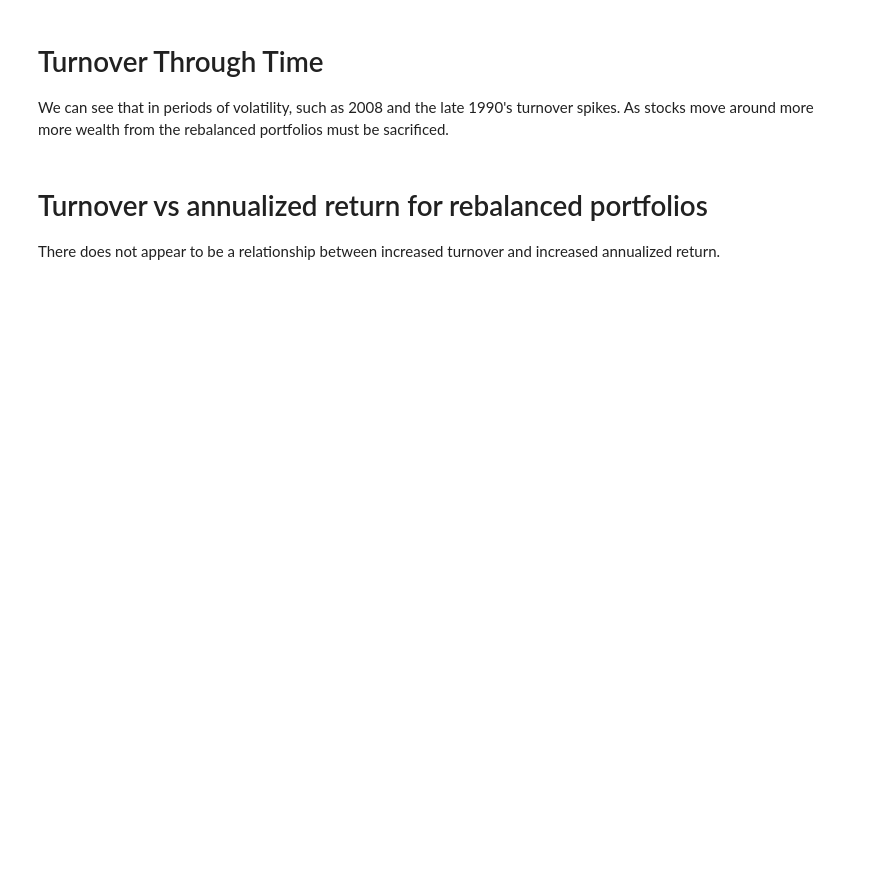
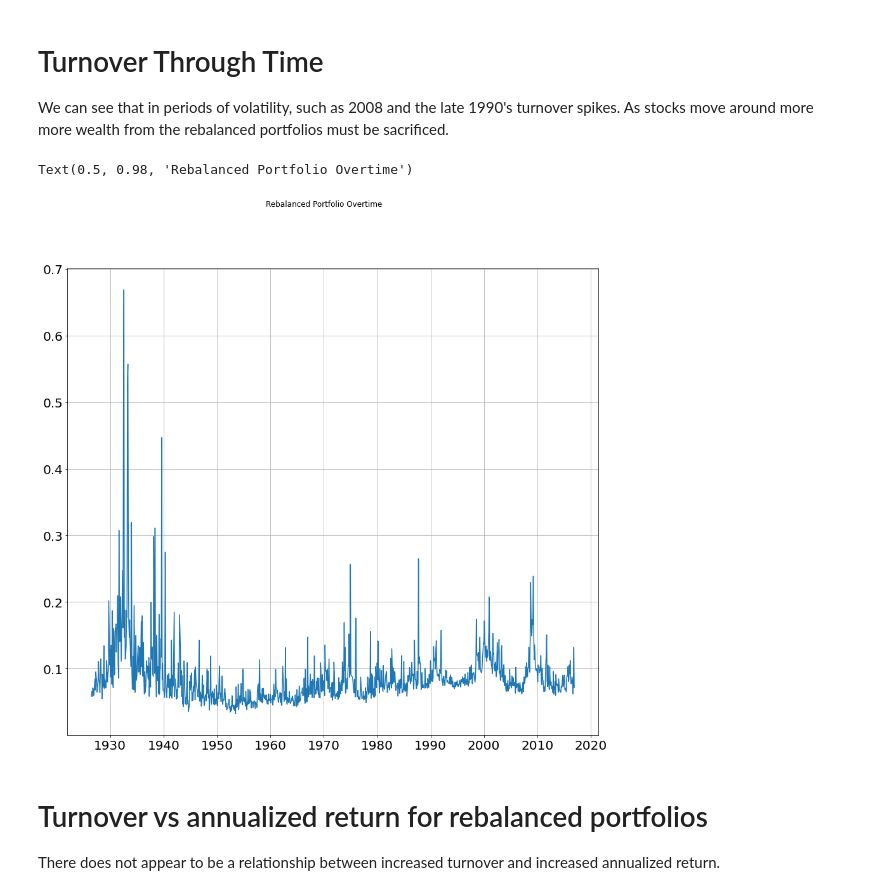
Before and after one commit to PeterBHull/portfolio_simulation, a Jupyter notebook: rebalanced.ipynb, the cells around one changed output. Drawn from its saved outputs; the diff is of its cells as text; code cells hidden in the pictures; blank space fills up the shorter version.

```diff
--- a/rebalanced.ipynb
+++ b/rebalanced.ipynb
@@ -343,20 +359,23 @@ boot_ret_list = []
 
 strat = 'bootstrapped'
 
-for j in range(0,simulation_num):
-    print(j)
-    total_ret = 1.00
-    for i in listofdates:
-        prev_sample = sample(listofavailable[i],N)
-        ew_ret[i] = sum(ret_max.loc[prev_sample,i])
-        ew_ret[i] += sum(dlret_max.loc[prev_sample,i])
-        ew_ret[i] = 1 + ew_ret[i] /N
-        averageage = mean(age_max.loc[prev_sample,i])
-        age_dict_list[strat][N][i].append(averageage)
-        ret_dict_list[strat][N][i].append(ew_ret[i])
-        size_dict_list[strat][N][i].append(ew_ret[i])
-        turnover_dict_list[strat][N][i].append(1)
-        total_ret = total_ret * ew_ret[i]
-
-    annualizedret = total_ret ** (1/(len(listofdates)/12)) -1
-    ret_list[strat].append(annualizedret)
+for N in n_list:
+    for j in range(0,simulation_num):
+        total_ret = 1.00
+        start = time.time()
+        for i in listofdates:
+            prev_sample = sample(listofavailable[i],N)
+            ew_ret[i] = sum(ret_max.loc[prev_sample,i])
+            ew_ret[i] += sum(dlret_max.loc[prev_sample,i])
+            ew_ret[i] = 1 + ew_ret[i] /N
+            averageage = mean(age_max.loc[prev_sample,i])
+            averagesize = mean(size_max.loc[prev_sample,i])
+            age_dict_list[strat][N][i].append(averageage)
+            ret_dict_list[strat][N][i].append(ew_ret[i])
+            size_dict_list[strat][N][i].append(averagesize)
+            turnover_dict_list[strat][N][i].append(1)
+            total_ret = total_ret * ew_ret[i]
+        end = time.time()
+        annualizedret = total_ret ** (1/(len(listofdates)/12)) -1
+        ret_dict[strat][N].append(annualizedret)
+        print(f'It took {round(end-start,2)} seconds for simulation #{j+1} of portfolio size {N}, Ann. Ret. = {annualizedret}')
@@ -432,8 +537,8 @@ from statistics import median
 avg_dict_ret = {}
 avg_dict_turn = {}
 for i in listofdates:
-    avg_dict_ret[i] = sum(ret_dict_list[100][i])/len(ret_dict_list[100][i])
-    avg_dict_turn[i] = sum(turnover_dict_list[100][i])/len(turnover_dict_list[100][i])
+    avg_dict_ret[i] = sum(ret_dict_list['rebalanced'][100][i])/len(ret_dict_list['rebalanced'][100][i])
+    avg_dict_turn[i] = sum(turnover_dict_list['rebalanced'][100][i])/len(turnover_dict_list['rebalanced'][100][i])
 
 
 
@@ -446,33 +551,36 @@ rounded_avg_turnover = [ round(elem, 2) for elem in AVG_turnover]
 fig, ax = plt.subplots()
 
 #set locator to every decade
 locator = mdates.YearLocator(10)
 
 ax.xaxis.set_major_locator(locator)
 
 
 
 ax.format_xdata = mdates.DateFormatter('%Y-%m')
 ax.grid(True)
 
 # rotates and right aligns the x labels, and moves the bottom of the
 # axes up to make room for them
 fig.autofmt_xdate()
 
 
 ax.plot_date(dates, AVG_turnover, '-')
 
 
 fig.set_figheight(15)
 fig.set_figwidth(15)
 
 # fig.suptitle('Turnover Through Time', fontsize=20)
 ax.tick_params(axis="x", labelsize=20)
 ax.tick_params(axis="y", labelsize=20)
 
 fig.suptitle('Rebalanced Portfolio Overtime')
 
 # fig.savefig('turnover.png')
+# %% [output]
+Text(0.5, 0.98, 'Rebalanced Portfolio Overtime')
+[figure, added]
 # %% [markdown]
 # Turnover vs annualized return for rebalanced portfolios
 
```
Also changed, not shown: parts of 11 cells of this notebook.
